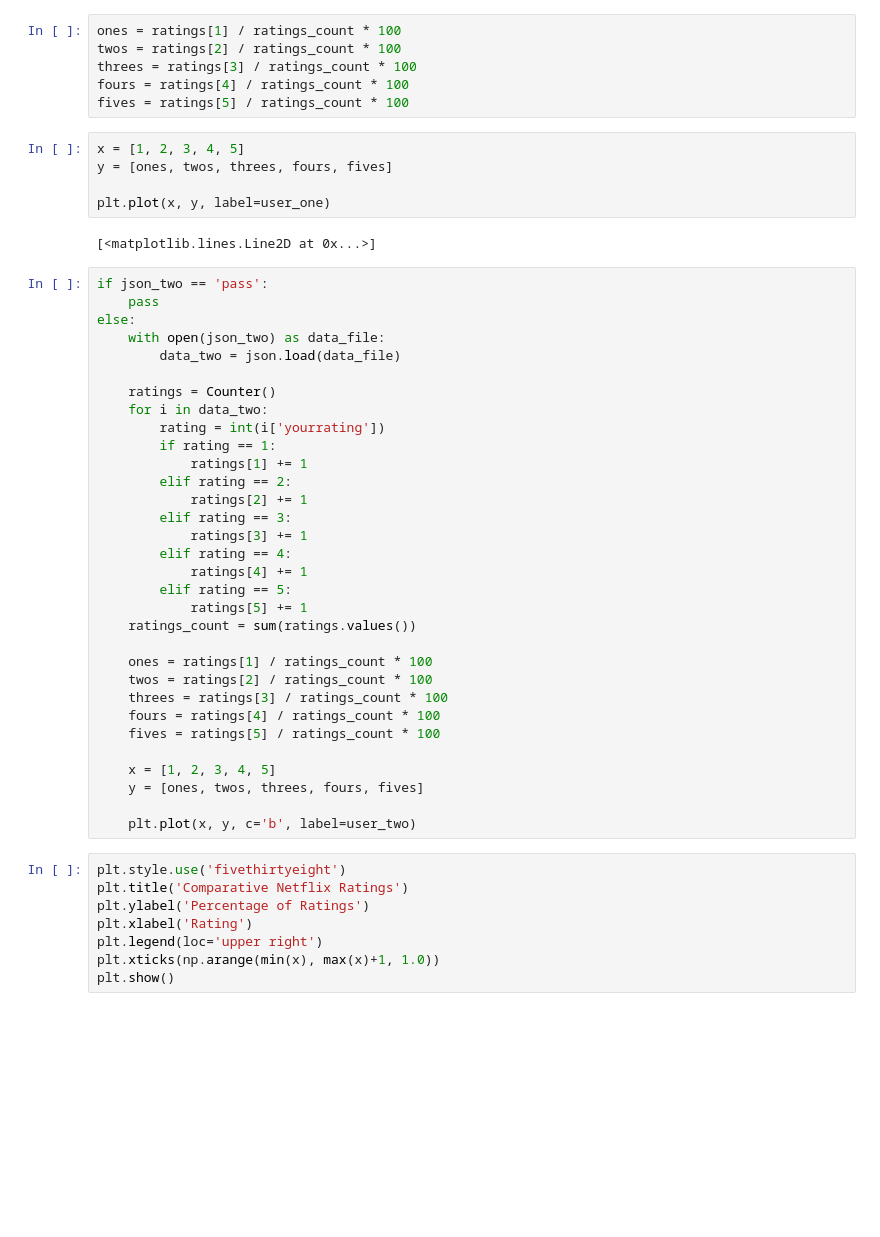
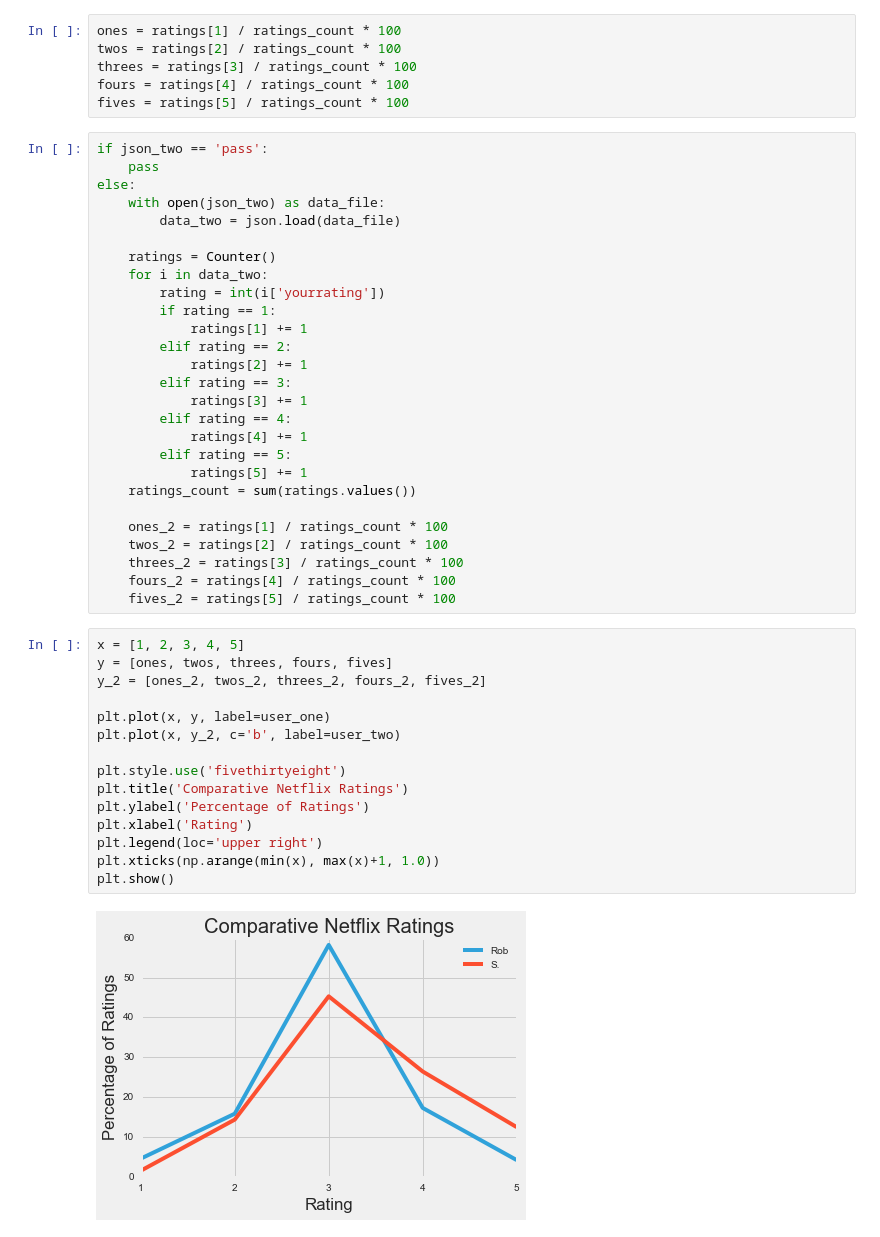
Before and after one commit to rshipskind/netflix_ratings, a Jupyter notebook: netflix_ratings.ipynb, the cells around one changed output. Cells and saved outputs as stored; diff of their text form; blank space fills up the shorter version.

Commit message:
inline plots

```diff
--- a/netflix_ratings.ipynb
+++ b/netflix_ratings.ipynb
@@ -39,13 +44,6 @@ twos = ratings[2] / ratings_count * 100
 threes = ratings[3] / ratings_count * 100
 fours = ratings[4] / ratings_count * 100
 fives = ratings[5] / ratings_count * 100
-# %%
-x = [1, 2, 3, 4, 5]
-y = [ones, twos, threes, fours, fives]
-
-plt.plot(x, y, label=user_one)
-# %% [output]
-[<matplotlib.lines.Line2D at 0x...>]
 # %%
 if json_two == 'pass':
     pass
@@ -68,21 +66,25 @@ else:
             ratings[5] += 1
     ratings_count = sum(ratings.values())
 
-    ones = ratings[1] / ratings_count * 100
-    twos = ratings[2] / ratings_count * 100
-    threes = ratings[3] / ratings_count * 100
-    fours = ratings[4] / ratings_count * 100
-    fives = ratings[5] / ratings_count * 100
-
-    x = [1, 2, 3, 4, 5]
-    y = [ones, twos, threes, fours, fives]
-
-    plt.plot(x, y, c='b', label=user_two)
+    ones_2 = ratings[1] / ratings_count * 100
+    twos_2 = ratings[2] / ratings_count * 100
+    threes_2 = ratings[3] / ratings_count * 100
+    fours_2 = ratings[4] / ratings_count * 100
+    fives_2 = ratings[5] / ratings_count * 100
 # %%
+x = [1, 2, 3, 4, 5]
+y = [ones, twos, threes, fours, fives]
+y_2 = [ones_2, twos_2, threes_2, fours_2, fives_2]
+
+plt.plot(x, y, label=user_one)
+plt.plot(x, y_2, c='b', label=user_two)
+
 plt.style.use('fivethirtyeight')
 plt.title('Comparative Netflix Ratings')
 plt.ylabel('Percentage of Ratings')
 plt.xlabel('Rating')
 plt.legend(loc='upper right')
 plt.xticks(np.arange(min(x), max(x)+1, 1.0))
 plt.show()
+# %% [output]
+[figure, added]
```
Also changed, not shown: parts of 2 cells of this notebook.
